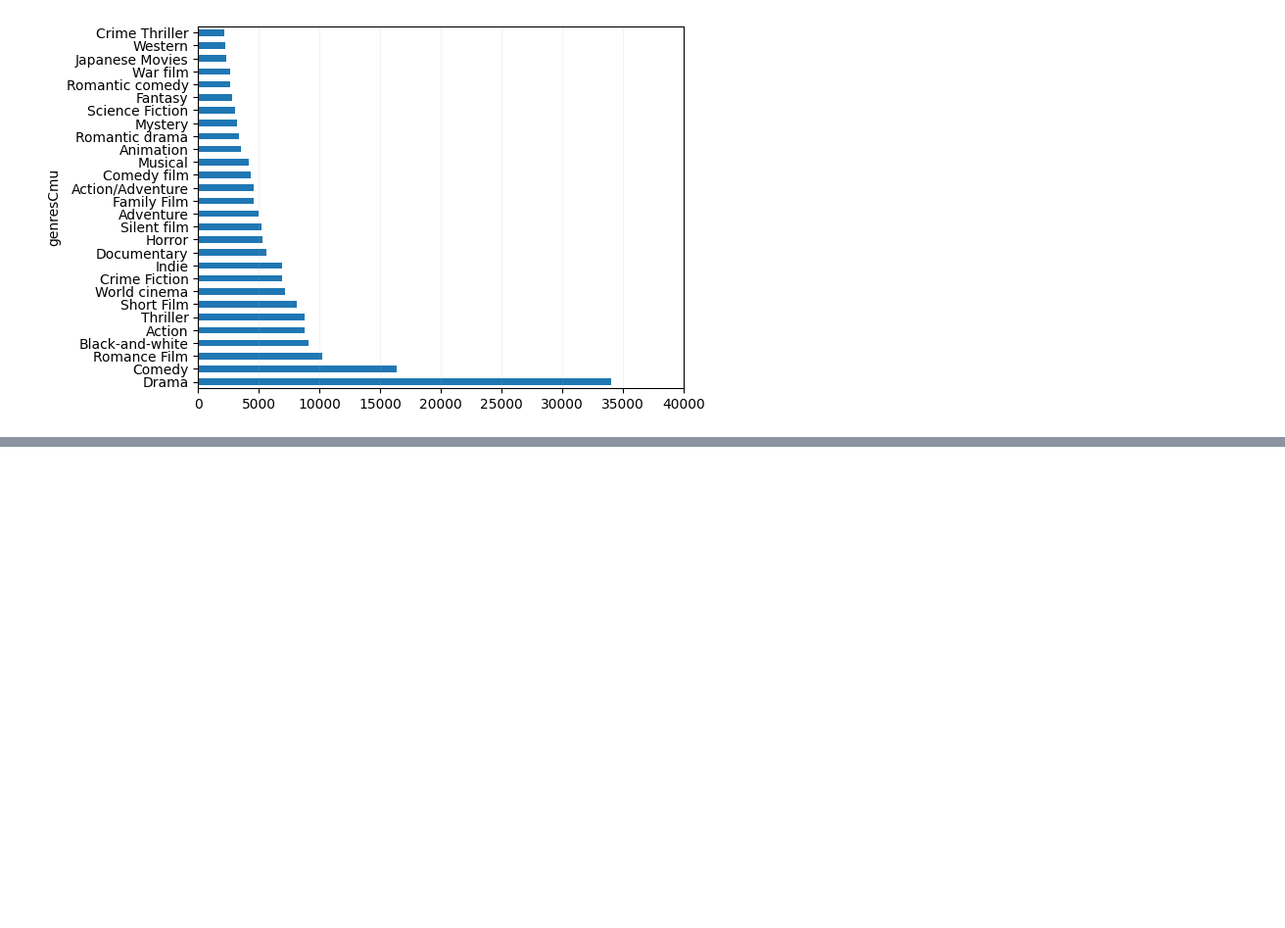
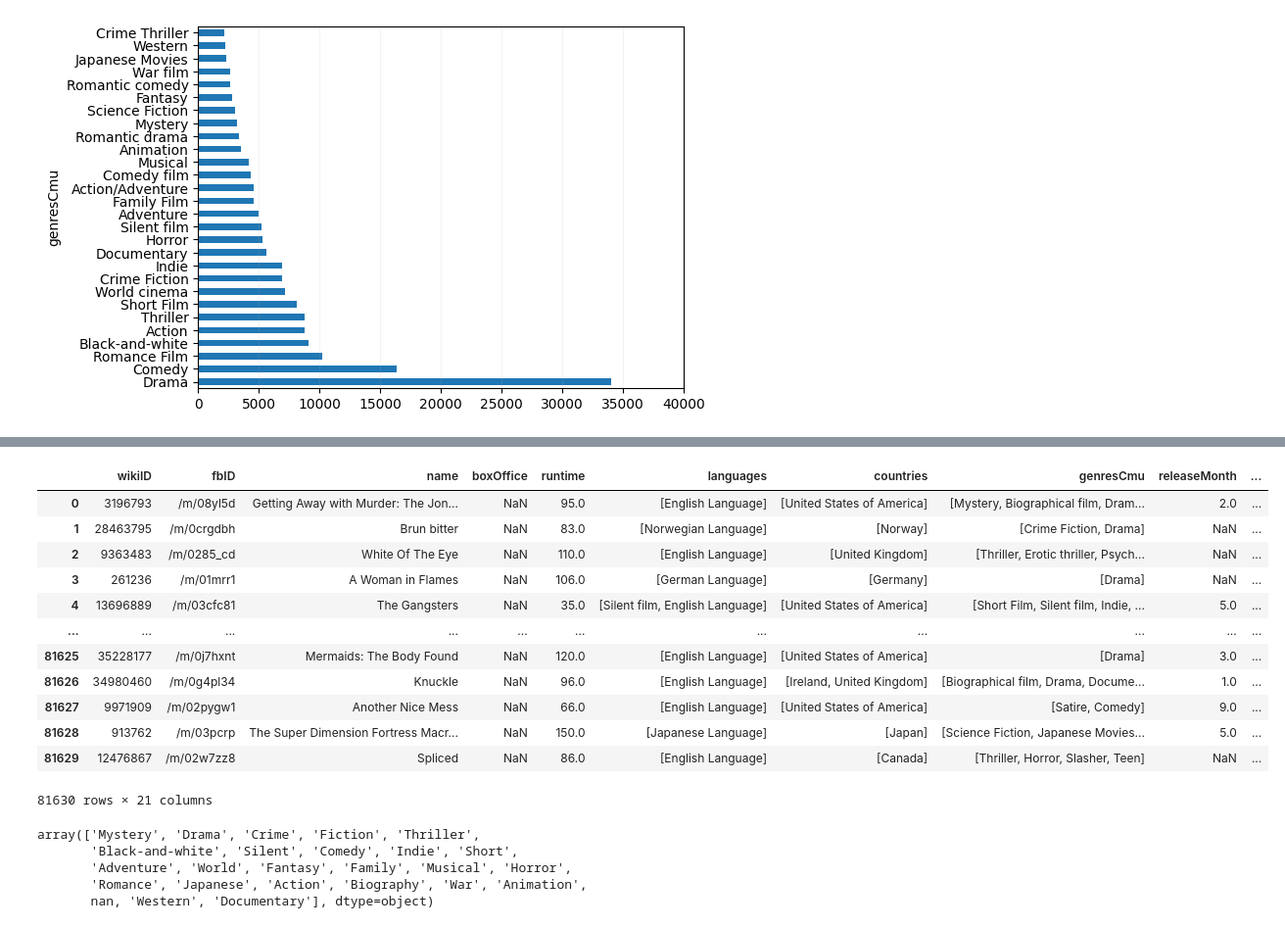
Before and after one commit to epfl-ada/ada-2023-project-lovelace, a Jupyter notebook: Code/val.ipynb, the cells around one changed output, grey strips where cells are left out. Shown: that part at 98% size. Drawn from its saved outputs; the diff is of its cells as text; code cells hidden in the pictures; blank space fills up the shorter version.

```diff
--- a/Code/val.ipynb
+++ b/Code/val.ipynb
@@ -114,3 +138,5 @@ genres_final = movies_imdb.combinedGenres.apply(unify_genres)
+# %%
+movies_imdb["unifiedGenres"] = movies_imdb.combinedGenres.apply(unify_genres)
 # %%
 genres_final.explode().value_counts().plot(kind='barh')
 plt.xlim([0,4e4])
@@ -126,0 +168,18 @@ plt.grid(alpha=0.15, axis="x")
+# %%
+movies_imdb.drop("combinedGenres",inplace=True, axis=1)
+# %%
+movies_imdb
+# %% [output]
+|  | wikiID | fbID | name | boxOffice | runtime | languages | countries | genresCmu | releaseMonth | ... |
+| 0 | 3196793 | /m/08yl5d | Getting Away with Murder: The Jon... | NaN | 95.0 | [English Language] | [United States of America] | [Mystery, Biographical film, Dram... | 2.0 | ... |
+| 1 | 28463795 | /m/0crgdbh | Brun bitter | NaN | 83.0 | [Norwegian Language] | [Norway] | [Crime Fiction, Drama] | NaN | ... |
+| 2 | 9363483 | /m/0285_cd | White Of The Eye | NaN | 110.0 | [English Language] | [United Kingdom] | [Thriller, Erotic thriller, Psych... | NaN | ... |
+| 3 | 261236 | /m/01mrr1 | A Woman in Flames | NaN | 106.0 | [German Language] | [Germany] | [Drama] | NaN | ... |
+| 4 | 13696889 | /m/03cfc81 | The Gangsters | NaN | 35.0 | [Silent film, English Language] | [United States of America] | [Short Film, Silent film, Indie, ... | 5.0 | ... |
+| ... | ... | ... | ... | ... | ... | ... | ... | ... | ... | ... |
+| 81625 | 35228177 | /m/0j7hxnt | Mermaids: The Body Found | NaN | 120.0 | [English Language] | [United States of America] | [Drama] | 3.0 | ... |
+| 81626 | 34980460 | /m/0g4pl34 | Knuckle | NaN | 96.0 | [English Language] | [Ireland, United Kingdom] | [Biographical film, Drama, Docume... | 1.0 | ... |
+| 81627 | 9971909 | /m/02pygw1 | Another Nice Mess | NaN | 66.0 | [English Language] | [United States of America] | [Satire, Comedy] | 9.0 | ... |
+| 81628 | 913762 | /m/03pcrp | The Super Dimension Fortress Macr... | NaN | 150.0 | [Japanese Language] | [Japan] | [Science Fiction, Japanese Movies... | 5.0 | ... |
+| 81629 | 12476867 | /m/02w7zz8 | Spliced | NaN | 86.0 | [English Language] | [Canada] | [Thriller, Horror, Slasher, Teen] | NaN | ... |
+81630 rows × 21 columns
@@ -126,0 +193,8 @@ plt.grid(alpha=0.15, axis="x")
+# %%
+movies_imdb.unifiedGenres.explode().unique()
+# %% [output]
+array(['Mystery', 'Drama', 'Crime', 'Fiction', 'Thriller',
+       'Black-and-white', 'Silent', 'Comedy', 'Indie', 'Short',
+       'Adventure', 'World', 'Fantasy', 'Family', 'Musical', 'Horror',
+       'Romance', 'Japanese', 'Action', 'Biography', 'War', 'Animation',
+       nan, 'Western', 'Documentary'], dtype=object)
```
Also changed, not shown: parts of 8 cells of this notebook, 1 other file.
